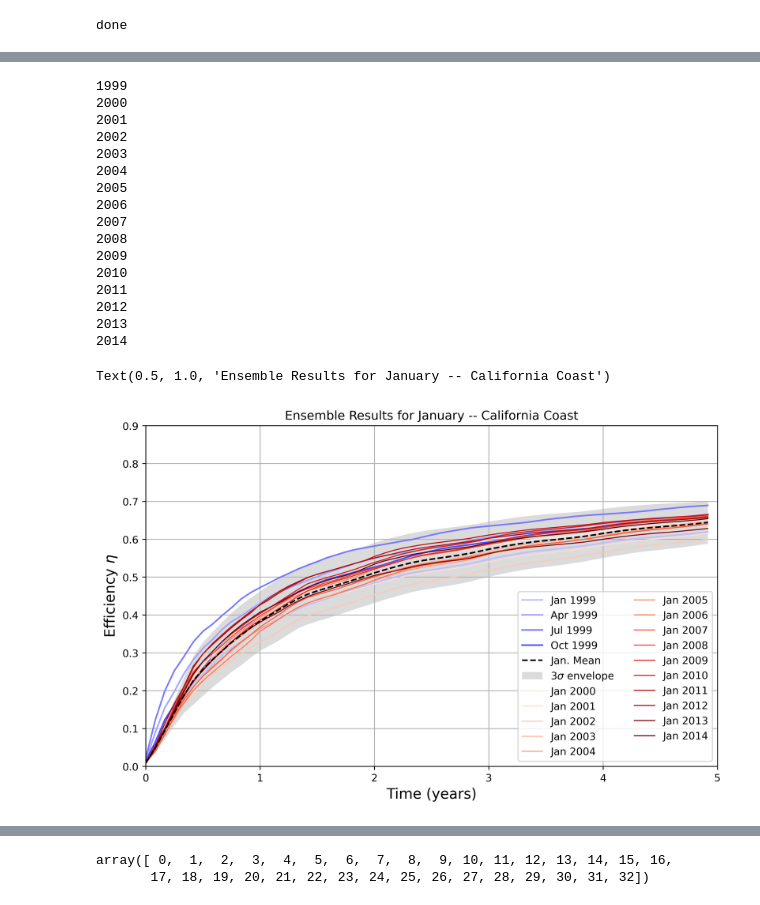
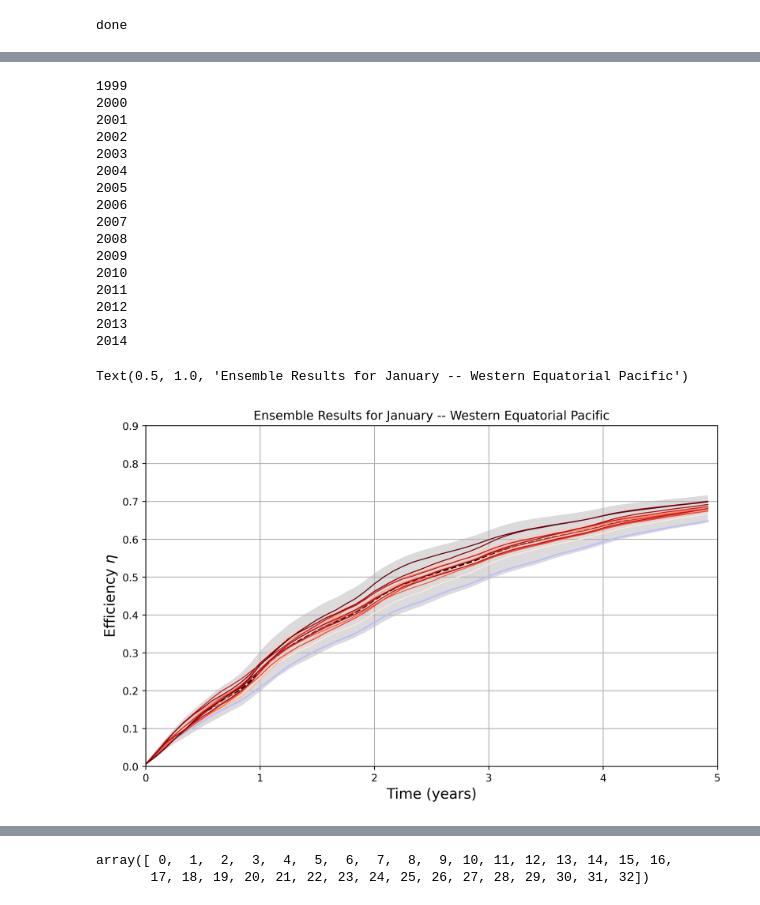
Before and after one commit to ElizabethYankovsky/CWorthy, a Jupyter notebook: IRF_analysis-ensemble.ipynb, the cells around one changed output, grey strips where cells are left out. Saved outputs shown, nothing was run; the diff lists cells and outputs as text; code cells hidden in the pictures.

```diff
--- a/IRF_analysis-ensemble.ipynb
+++ b/IRF_analysis-ensemble.ipynb
@@ -297,13 +297,13 @@ for i in range(1999,2015):
     print(i)
     if i>1999:
         x_data = np.array(range(5*12))
-        if i == 2009:
+        if i == 20005:
             #print('skip')
             y_data =  0.5*((globals()[f'exc_dic_{i+1}']/globals()[f'total_exc_alk_{i+1}']).values+(globals()[f'exc_dic_{i-1}']/globals()[f'total_exc_alk_{i-1}']).values);
 
-        elif i == 20013:
+        elif i == 2009:
             print('skip')
-            #y_data =  0.5*((globals()[f'exc_dic_{i+1}']/globals()[f'total_exc_alk_{i+1}']).values+(globals()[f'exc_dic_{i-1}']/globals()[f'total_exc_alk_{i-1}']).values);
+            y_data =  0.5*((globals()[f'exc_dic_{i+1}']/globals()[f'total_exc_alk_{i+1}']).values+(globals()[f'exc_dic_{i-1}']/globals()[f'total_exc_alk_{i-1}']).values);
 
         else:
             y_data =  (globals()[f'exc_dic_{i}']/globals()[f'total_exc_alk_{i}']).values;
@@ -321,7 +321,7 @@ plt.xlabel('Time (years)')
 plt.ylabel('Efficiency')
 plt.grid()
 plt.legend(fontsize=10)
-plt.title('Ensemble Results for January -- North Pacific')
+plt.title('Ensemble Results for January -- Western Equatorial Pacific')
 # %% [output]
 1999
 2000
@@ -349,7 +350,7 @@ for j in range(0,60):
     for i in range(1999,2015):
         if i == 20005:
             eff_local =  0.5*((globals()[f'exc_dic_{i-1}']/globals()[f'total_exc_alk_{i-1}']).values[j]+(globals()[f'exc_dic_{i+1}']/globals()[f'total_exc_alk_{i+1}']).values[j]);
-        elif i == 20009:
+        elif i == 2009:
             print('skip')
             eff_local =  0.5*((globals()[f'exc_dic_{i-1}']/globals()[f'total_exc_alk_{i-1}']).values[j]+(globals()[f'exc_dic_{i+1}']/globals()[f'total_exc_alk_{i+1}']).values[j]);
         else:
@@ -375,13 +393,15 @@ fig = plt.figure(figsize=(10,6),dpi=400)
 
 color = iter(plt.cm.Reds(np.linspace(0, 1, 16)))
 plt.plot(x_data[0:60]/12,y_data_01[0:60],c='#BFBFFF',label='Jan 1999')
-plt.plot(x_data[0:60]/12,y_data_04[0:60],c='#A3A3FF',label='Apr 1999')
-plt.plot(x_data[0:60]/12,y_data_07[0:60],c='#7879FF',label='Jul 1999')
-plt.plot(x_data[0:60]/12,y_data_10[0:60],c='#4949FF',label='Oct 1999')
-
+# plt.plot(x_data[0:60]/12,y_data_04[0:60],c='#A3A3FF',label='Apr 1999')
+# plt.plot(x_data[0:60]/12,y_data_07[0:60],c='#7879FF',label='Jul 1999')
+# plt.plot(x_data[0:60]/12,y_data_10[0:60],c='#4949FF',label='Oct 1999')
 plt.plot(x_data/12,eff_mean,'--k',label='Jan. Mean')
 plt.fill_between(x_data/12, eff_mean-3*eff_stddev, eff_mean+3*eff_stddev,facecolor='lightgrey',alpha=.8,label='3$\sigma$ envelope')
 
+
+
+plt.plot(x_data/12,eff_mean,'--k')
 
 for i in range(1999,2015):
 
@@ -390,48 +410,46 @@ for i in range(1999,2015):
     if i>1999:
         x_data = np.array(range(5*12))
 
-        if i == 20009:
+        if i == 2009:
             y_data =  0.5*((globals()[f'exc_dic_{i+1}']/globals()[f'total_exc_alk_{i+1}']).values+(globals()[f'exc_dic_{i-1}']/globals()[f'total_exc_alk_{i-1}']).values);
 
         elif i == 20013:
             print('skip')
-            #y_data =  0.5*((globals()[f'exc_dic_{i+1}']/globals()[f'total_exc_alk_{i+1}']).values+(globals()[f'exc_dic_{i-1}']/globals()[f'total_exc_alk_{i-1}']).values);
+            y_data =  0.5*((globals()[f'exc_dic_{i+1}']/globals()[f'total_exc_alk_{i+1}']).values+(globals()[f'exc_dic_{i-1}']/globals()[f'total_exc_alk_{i-1}']).values);
 
         else:
             y_data =  (globals()[f'exc_dic_{i}']/globals()[f'total_exc_alk_{i}']).values;
         y_data = y_data[~np.isnan(y_data)]  # get rid of nans
         plt.plot(x_data/12,y_data,label=f'Jan {i}',c=c,linewidth=1)
 
         #plt.plot(x_data,y_data[(i-1999)*12:(i-1999)*12+60],label=f'Jan {i}',c=c)
 
-plt.plot(x_data/12,eff_mean,'--k')
-
 plt.xlim([0,5])
 plt.ylim([0,.9])
 plt.xlabel('Time (years)',fontsize=14)
 plt.ylabel('Efficiency $\eta$',fontsize=14)
 plt.grid()
-plt.legend(fontsize=10,ncol=2)
-plt.title('Ensemble Results for January -- California Coast')
+#plt.legend(fontsize=10,ncol=2)
+plt.title('Ensemble Results for January -- Western Equatorial Pacific')
 # %% [output]
 1999
 2000
 2001
 2002
 2003
 2004
 2005
 2006
 2007
 2008
 2009
 2010
 2011
 2012
 2013
 2014
-Text(0.5, 1.0, 'Ensemble Results for January -- California Coast')
+Text(0.5, 1.0, 'Ensemble Results for January -- Western Equatorial Pacific')
-[figure, old version]
+[figure, new version]
 # %%
 fig = plt.figure(figsize=(10,6),dpi=400)
 
```
Also changed, not shown: parts of 7 cells of this notebook, 7 other files.
